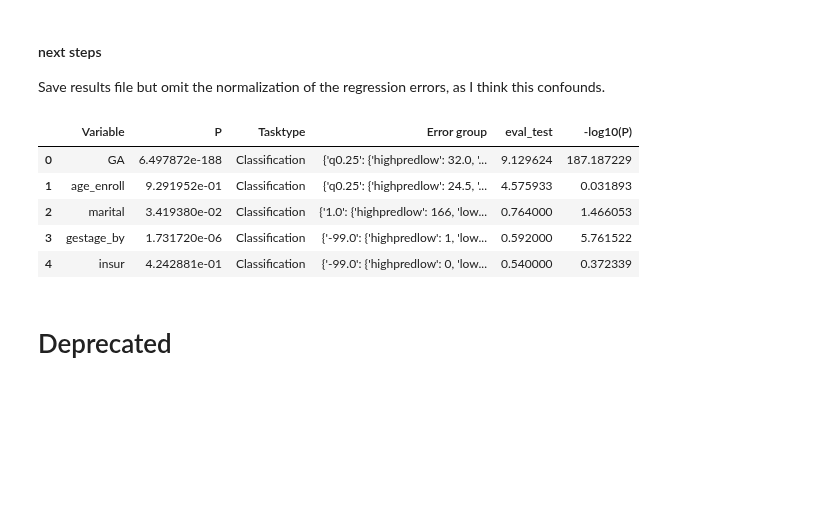
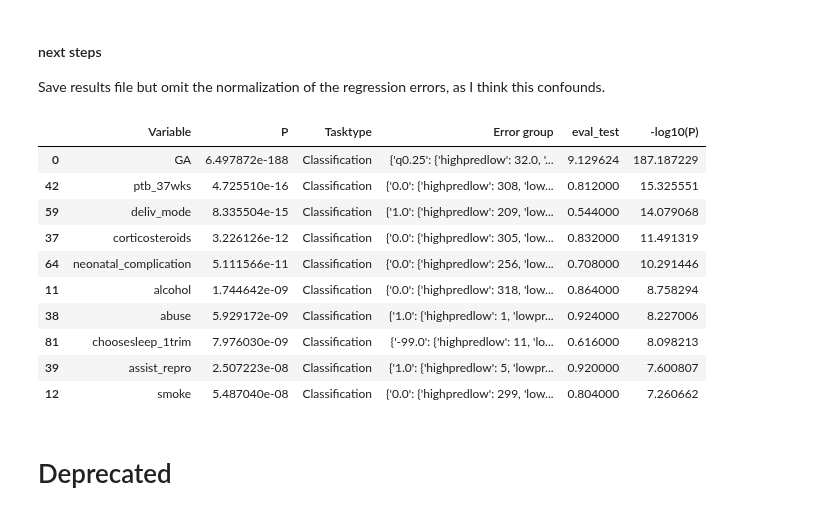
Before and after one commit to nealgravindra/wearables, a Jupyter notebook: notebooks/ITRerror_analysis.ipynb, the cells around one changed output. Saved outputs shown, nothing was run; the diff lists cells and outputs as text; code cells hidden in the pictures; blank space fills up the shorter version.

```diff
--- a/notebooks/ITRerror_analysis.ipynb
+++ b/notebooks/ITRerror_analysis.ipynb
@@ -236,14 +236,19 @@ Save results file but omit the normalization of the regression errors, as I thin
 res = stat_err_analysis(md, include_var_pred_performance=True, norm=False,
                         out_file='/home/ngr4/project/wearables/results/IT_GA_stat_error_analysis.csv')
 # %%
-res.sort_values(by='P')
+res.sort_values(by='P').head(10)
 # %% [output]
 |  | Variable | P | Tasktype | Error group | eval_test | -log10(P) |
 | 0 | GA | 6.497872e-188 | Classification | {'q0.25': {'highpredlow': 32.0, '... | 9.129624 | 187.187229 |
-| 1 | age_enroll | 9.291952e-01 | Classification | {'q0.25': {'highpredlow': 24.5, '... | 4.575933 | 0.031893 |
-| 2 | marital | 3.419380e-02 | Classification | {'1.0': {'highpredlow': 166, 'low... | 0.764000 | 1.466053 |
-| 3 | gestage_by | 1.731720e-06 | Classification | {'-99.0': {'highpredlow': 1, 'low... | 0.592000 | 5.761522 |
-| 4 | insur | 4.242881e-01 | Classification | {'-99.0': {'highpredlow': 0, 'low... | 0.540000 | 0.372339 |
+| 42 | ptb_37wks | 4.725510e-16 | Classification | {'0.0': {'highpredlow': 308, 'low... | 0.812000 | 15.325551 |
+| 59 | deliv_mode | 8.335504e-15 | Classification | {'1.0': {'highpredlow': 209, 'low... | 0.544000 | 14.079068 |
+| 37 | corticosteroids | 3.226126e-12 | Classification | {'0.0': {'highpredlow': 305, 'low... | 0.832000 | 11.491319 |
+| 64 | neonatal_complication | 5.111566e-11 | Classification | {'0.0': {'highpredlow': 256, 'low... | 0.708000 | 10.291446 |
+| 11 | alcohol | 1.744642e-09 | Classification | {'0.0': {'highpredlow': 318, 'low... | 0.864000 | 8.758294 |
+| 38 | abuse | 5.929172e-09 | Classification | {'1.0': {'highpredlow': 1, 'lowpr... | 0.924000 | 8.227006 |
+| 81 | choosesleep_1trim | 7.976030e-09 | Classification | {'-99.0': {'highpredlow': 11, 'lo... | 0.616000 | 8.098213 |
+| 39 | assist_repro | 2.507223e-08 | Classification | {'1.0': {'highpredlow': 5, 'lowpr... | 0.920000 | 7.600807 |
+| 12 | smoke | 5.487040e-08 | Classification | {'0.0': {'highpredlow': 299, 'low... | 0.804000 | 7.260662 |
 # %% [markdown]
 # Deprecated
 # %%
```
Also changed, not shown: parts of 1 cell of this notebook.
